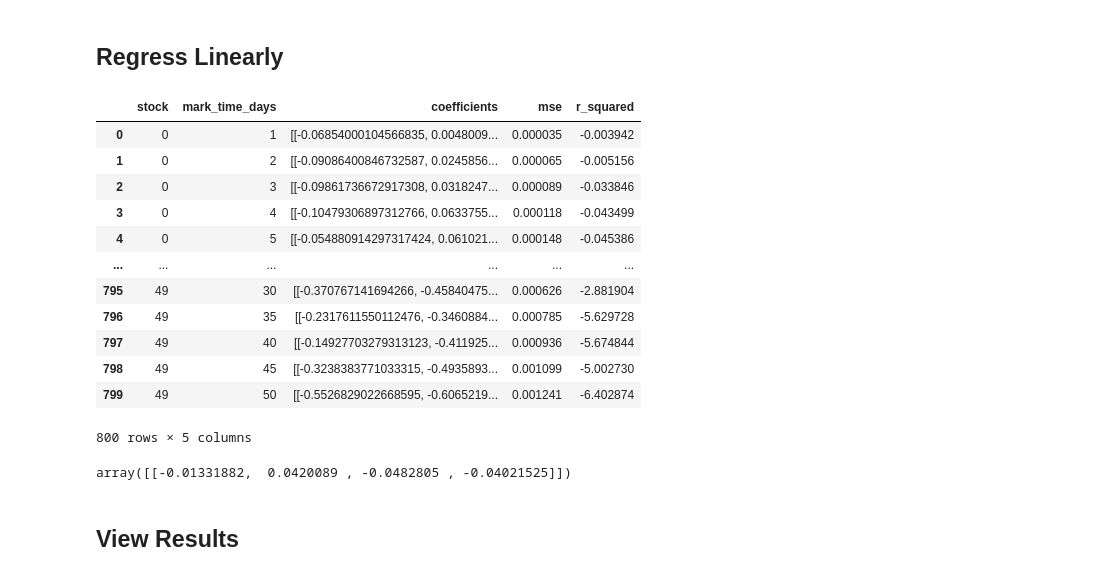
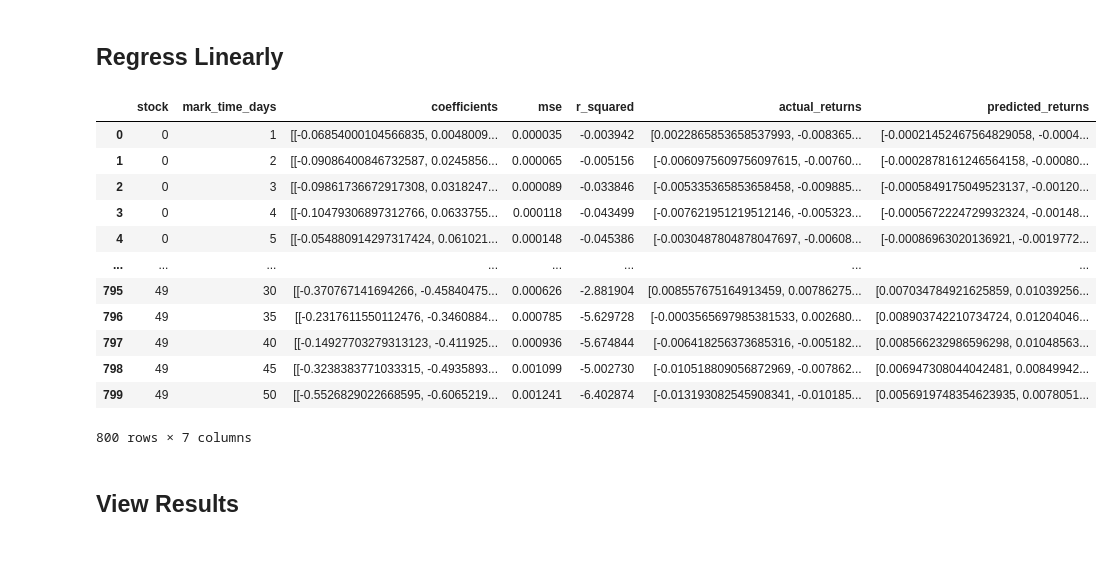
Before and after one commit to engooo/Cutiepatooties-Algothon-2024, a Jupyter notebook: wokringanalysishopefully.ipynb, the cells around one changed output. Cells and saved outputs as stored; diff of their text form; code cells hidden in the pictures.

```diff
--- a/wokringanalysishopefully.ipynb
+++ b/wokringanalysishopefully.ipynb
@@ -112,51 +212,49 @@ for stock_id in all_returns_df["stock"].unique():
 
     # Loop through each mark time
     for days in future_return_periods:
         future_returns_col = f"future_returns_{days}d"
         model_df = stock_data[["day", future_returns_col] + previous_returns_cols].dropna()
 
         X = model_df[["day"] + previous_returns_cols]
         y = model_df[["day", future_returns_col]]
 
         X_train = X[X["day"] <= day_split].drop(columns=['day'])
         X_test = X[X["day"] > day_split].drop(columns=['day'])
         y_train = y[y["day"] <= day_split].drop(columns=['day'])
         y_test = y[y["day"] > day_split].drop(columns=['day'])
 
         model = LinearRegression(fit_intercept=False).fit(X_train, y_train)
 
         predictions = model.predict(X_test)
         mse = mean_squared_error(y_test, predictions)
         r_squared = r2_score(y_test, predictions)
 
         results.append({
             'stock': stock_id,
             'mark_time_days': days,
             'coefficients': model.coef_,
             'mse': mse,
-            'r_squared': r_squared
+            'r_squared': r_squared,
+            'actual_returns': y_test[future_returns_col].values,
+            'predicted_returns': predictions.flatten(),
         })
 
 results_df = pd.DataFrame(results)
 results_df
 # %% [output]
-|  | stock | mark_time_days | coefficients | mse | r_squared |
-| 0 | 0 | 1 | [[-0.06854000104566835, 0.0048009... | 0.000035 | -0.003942 |
-| 1 | 0 | 2 | [[-0.09086400846732587, 0.0245856... | 0.000065 | -0.005156 |
-| 2 | 0 | 3 | [[-0.09861736672917308, 0.0318247... | 0.000089 | -0.033846 |
-| 3 | 0 | 4 | [[-0.10479306897312766, 0.0633755... | 0.000118 | -0.043499 |
-| 4 | 0 | 5 | [[-0.054880914297317424, 0.061021... | 0.000148 | -0.045386 |
-| ... | ... | ... | ... | ... | ... |
-| 795 | 49 | 30 | [[-0.370767141694266, -0.45840475... | 0.000626 | -2.881904 |
-| 796 | 49 | 35 | [[-0.2317611550112476, -0.3460884... | 0.000785 | -5.629728 |
-| 797 | 49 | 40 | [[-0.14927703279313123, -0.411925... | 0.000936 | -5.674844 |
-| 798 | 49 | 45 | [[-0.3238383771033315, -0.4935893... | 0.001099 | -5.002730 |
-| 799 | 49 | 50 | [[-0.5526829022668595, -0.6065219... | 0.001241 | -6.402874 |
+|  | stock | mark_time_days | coefficients | mse | r_squared | actual_returns | predicted_returns |
+| 0 | 0 | 1 | [[-0.06854000104566835, 0.0048009... | 0.000035 | -0.003942 | [0.0022865853658537993, -0.008365... | [-0.00021452467564829058, -0.0004... |
+| 1 | 0 | 2 | [[-0.09086400846732587, 0.0245856... | 0.000065 | -0.005156 | [-0.0060975609756097615, -0.00760... | [-0.0002878161246564158, -0.00080... |
+| 2 | 0 | 3 | [[-0.09861736672917308, 0.0318247... | 0.000089 | -0.033846 | [-0.005335365853658458, -0.009885... | [-0.0005849175049523137, -0.00120... |
+| 3 | 0 | 4 | [[-0.10479306897312766, 0.0633755... | 0.000118 | -0.043499 | [-0.007621951219512146, -0.005323... | [-0.0005672224729932324, -0.00148... |
+| 4 | 0 | 5 | [[-0.054880914297317424, 0.061021... | 0.000148 | -0.045386 | [-0.0030487804878047697, -0.00608... | [-0.00086963020136921, -0.0019772... |
+| ... | ... | ... | ... | ... | ... | ... | ... |
+| 795 | 49 | 30 | [[-0.370767141694266, -0.45840475... | 0.000626 | -2.881904 | [0.008557675164913459, 0.00786275... | [0.007034784921625859, 0.01039256... |
+| 796 | 49 | 35 | [[-0.2317611550112476, -0.3460884... | 0.000785 | -5.629728 | [-0.0003565697985381533, 0.002680... | [0.008903742210734724, 0.01204046... |
+| 797 | 49 | 40 | [[-0.14927703279313123, -0.411925... | 0.000936 | -5.674844 | [-0.006418256373685316, -0.005182... | [0.008566232986596298, 0.01048563... |
+| 798 | 49 | 45 | [[-0.3238383771033315, -0.4935893... | 0.001099 | -5.002730 | [-0.010518809056872969, -0.007862... | [0.006947308044042481, 0.00849942... |
+| 799 | 49 | 50 | [[-0.5526829022668595, -0.6065219... | 0.001241 | -6.402874 | [-0.013193082545908341, -0.010185... | [0.0056919748354623935, 0.0078051... |
-800 rows × 5 columns
+800 rows × 7 columns
-# %%
-results_df[results_df["mark_time_days"] == 3]["coefficients"].iloc[12]
-# %% [output]
-array([[-0.01331882,  0.0420089 , -0.0482805 , -0.04021525]])
 # %% [markdown]
 ## View Results
 # %%
```
Also changed, not shown: parts of 5 cells of this notebook.
